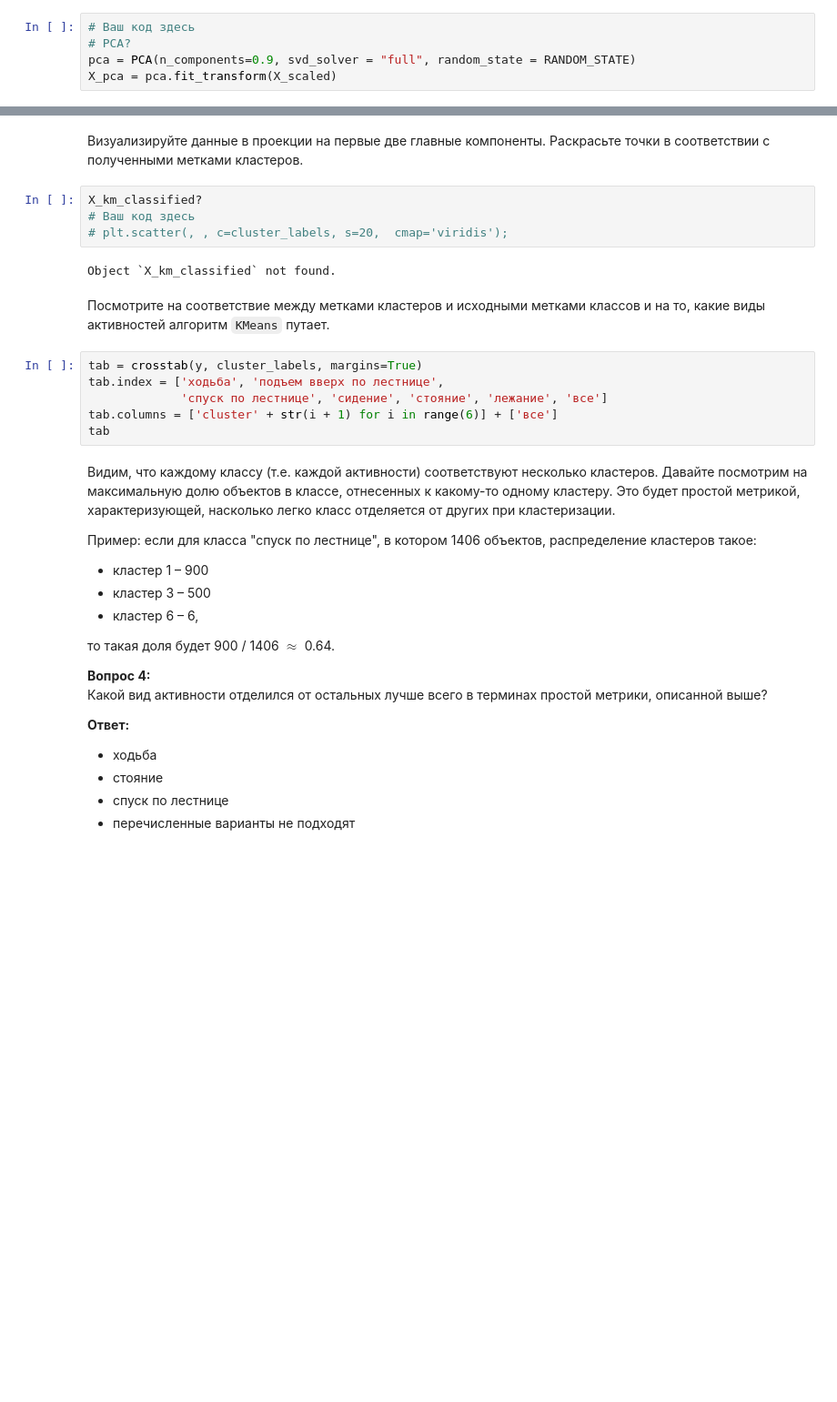
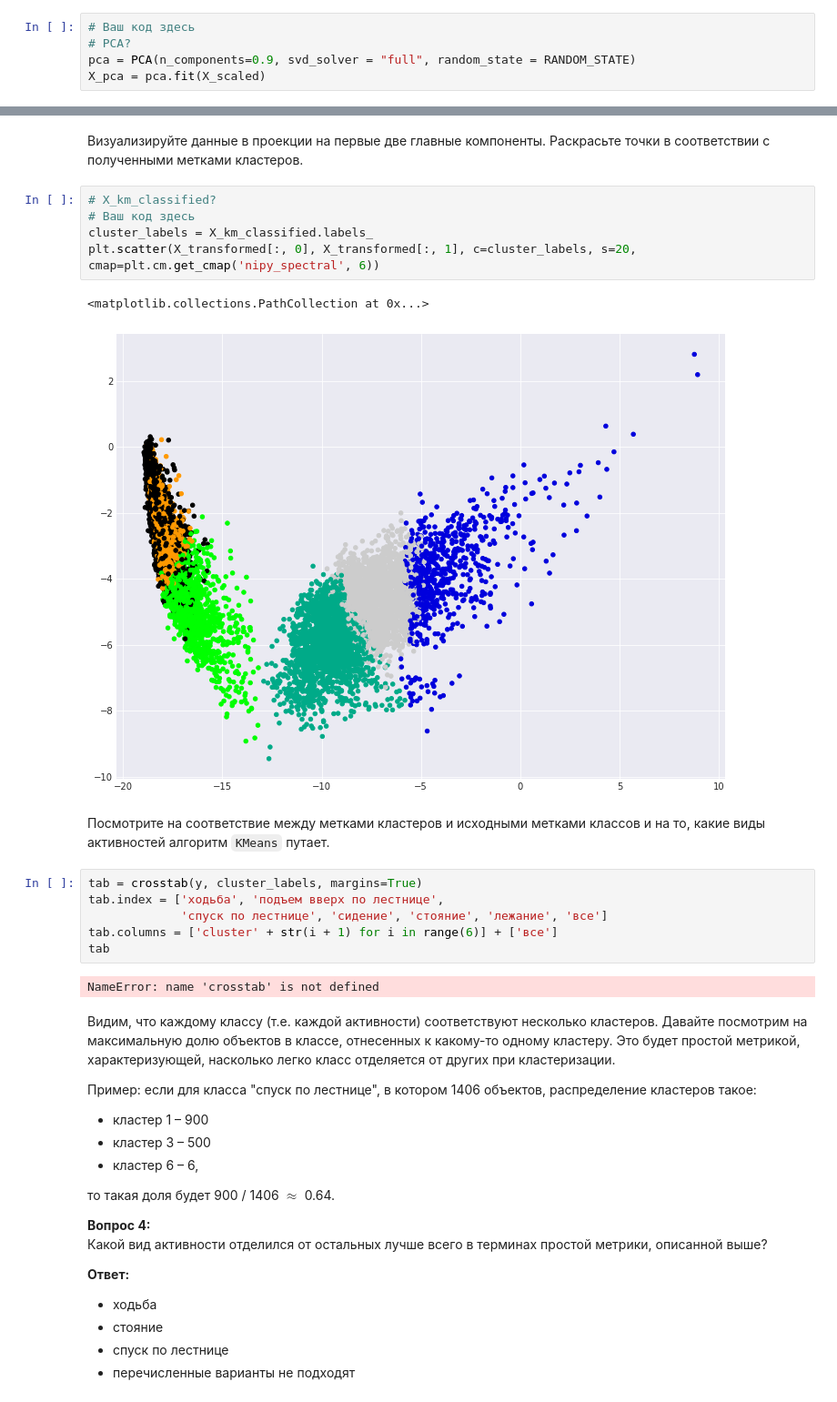
Before and after one commit to artinttechnical/mlcourse_open, a Jupyter notebook: jupyter_russian/assignments_demo/assignment07_unsupervised_learning.ipynb, the cells around one changed output, grey strips where cells are left out. Shown at 91% size. Saved outputs shown, nothing was run; the diff lists cells and outputs as text; blank space fills up the shorter version.

Commit message:
Clustering

```diff
--- a/jupyter_russian/assignments_demo/assignment07_unsupervised_learning.ipynb
+++ b/jupyter_russian/assignments_demo/assignment07_unsupervised_learning.ipynb
@@ -84,7 +90,7 @@ X_scaled = scaler.fit_transform(X)
 # Ваш код здесь
 # PCA?
 pca = PCA(n_components=0.9, svd_solver = "full", random_state = RANDOM_STATE)
-X_pca = pca.fit_transform(X_scaled)
+X_pca = pca.fit(X_scaled)
 # %% [markdown]
 **Вопрос 1:**<br>
 Какое минимальное число главных компонент нужно выделить, чтобы объяснить 90% дисперсии исходных (отмасштабированных) данных?
@@ -159,11 +163,13 @@ KeyboardInterrupt:
 # %% [markdown]
 Визуализируйте данные в проекции на первые две главные компоненты. Раскрасьте точки в соответствии с полученными метками кластеров.
 # %%
-X_km_classified?
+# X_km_classified?
 # Ваш код здесь
-# plt.scatter(, , c=cluster_labels, s=20,  cmap='viridis');
+cluster_labels = X_km_classified.labels_
+plt.scatter(X_transformed[:, 0], X_transformed[:, 1], c=cluster_labels, s=20,  cmap=plt.cm.get_cmap('nipy_spectral', 6))
 # %% [output]
-Object `X_km_classified` not found.
+<matplotlib.collections.PathCollection at 0x...>
+[figure, added]
 # %% [markdown]
 Посмотрите на соответствие между метками кластеров и исходными метками классов и на то, какие виды активностей алгоритм `KMeans` путает.
 # %%
@@ -172,6 +178,8 @@ tab.index = ['ходьба', 'подъем вверх по лестнице',
              'спуск по лестнице', 'сидение', 'стояние', 'лежание', 'все']
 tab.columns = ['cluster' + str(i + 1) for i in range(6)] + ['все']
 tab
+# %% [output]
+NameError: name 'crosstab' is not defined
 # %% [markdown]
 Видим, что каждому классу (т.е. каждой активности) соответствуют несколько кластеров. Давайте посмотрим на максимальную долю объектов в классе, отнесенных к какому-то одному кластеру. Это будет простой метрикой, характеризующей, насколько легко класс отделяется от других при кластеризации.
 
```
Also changed, not shown: parts of 3 cells of this notebook.
